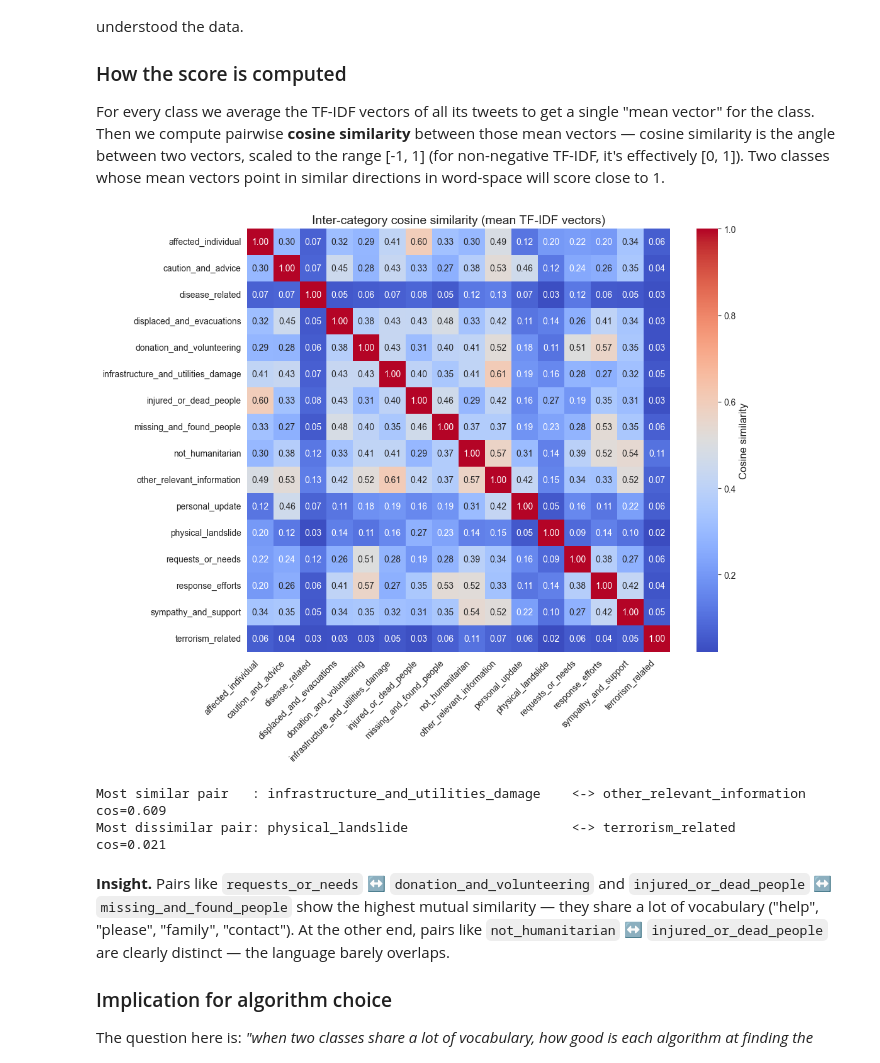
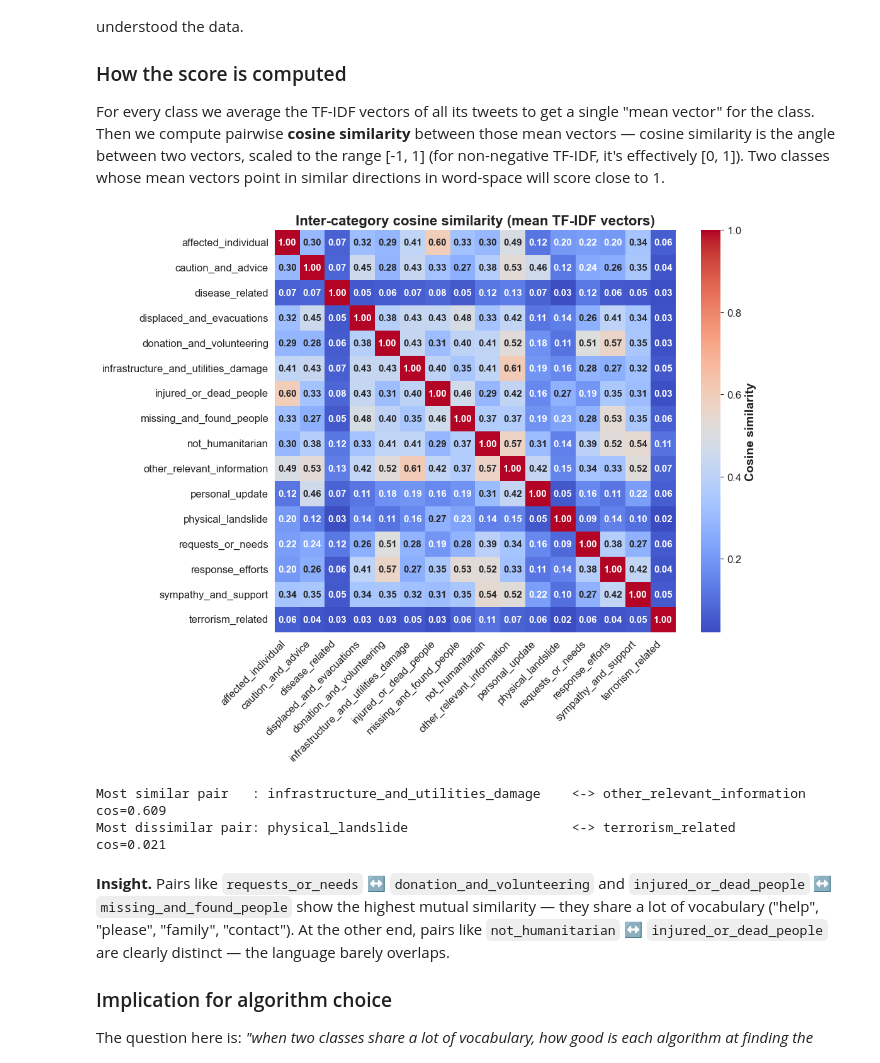
Before and after one commit to upretiprabin/MLCourseworkCrisisDataset, a Jupyter notebook: notebooks/02_eda.ipynb, the cells around one changed output. Saved outputs shown, nothing was run; the diff lists cells and outputs as text; code cells hidden in the pictures.

Commit message:
MERGE NOTEBOOK

```diff
--- a/notebooks/02_eda.ipynb
+++ b/notebooks/02_eda.ipynb
@@ -42,6 +42,19 @@ from src.utils import (
 )
 
 set_plot_style()
+# Bump default font sizes / weights so every chart in this notebook reads
+# clearly when exported. Applied once here instead of repeated per-chart.
+plt.rcParams.update({
+    'axes.titlesize': 16,
+    'axes.titleweight': 'bold',
+    'axes.labelsize': 14,
+    'axes.labelweight': 'bold',
+    'xtick.labelsize': 12,
+    'ytick.labelsize': 12,
+    'legend.fontsize': 12,
+    'figure.titlesize': 18,
+    'figure.titleweight': 'bold',
+})
 ensure_dir(FIGURES_DIR)
 
 csv_path = os.path.join(PROCESSED_DATA_DIR, 'crisisbench_en.csv')
@@ -222,35 +240,36 @@ For every class we average the TF-IDF vectors of all its tweets to get a single
 # For each class, compute the mean TF-IDF vector across all tweets in that
 # class. Then compute pairwise cosine similarity between those mean vectors.
 labels_present = sorted(df['class_label'].unique())
 centroids = np.vstack([
     np.asarray(X[y == lab].mean(axis=0)).ravel() for lab in labels_present
 ])
 sim = cosine_similarity(centroids)
 
 fig, ax = plt.subplots(figsize=(11, 9))
 sns.heatmap(sim, annot=True, fmt='.2f', cmap='coolwarm',
             xticklabels=labels_present, yticklabels=labels_present, ax=ax,
-            cbar_kws={'label': 'Cosine similarity'})
+            cbar_kws={'label': 'Cosine similarity'},
+            annot_kws={'size': 11, 'weight': 'bold'})
 ax.set_title('Inter-category cosine similarity (mean TF-IDF vectors)')
 plt.setp(ax.get_xticklabels(), rotation=45, ha='right')
 plt.tight_layout()
 plt.savefig(os.path.join(FIGURES_DIR, 'eda3_cosine_similarity.png'))
 plt.show()
 
 # Find the most-similar and most-dissimilar OFF-diagonal pairs.
 # We mask out the diagonal (a class is identical to itself; that's not useful).
 sim_off = sim.copy()
 np.fill_diagonal(sim_off, np.nan)
 
 # Most similar pair (the model will most likely confuse these two).
 i, j = np.unravel_index(np.nanargmax(sim_off), sim_off.shape)
 print(f'Most similar pair   : {labels_present[i]:38s} <-> {labels_present[j]:38s}  cos={sim[i, j]:.3f}')
 
 # Most dissimilar pair (the model should never confuse these two).
 i, j = np.unravel_index(np.nanargmin(sim_off), sim_off.shape)
 print(f'Most dissimilar pair: {labels_present[i]:38s} <-> {labels_present[j]:38s}  cos={sim[i, j]:.3f}')
 # %% [output]
-[figure, old version]
+[figure, new version]
 Most similar pair   : infrastructure_and_utilities_damage    <-> other_relevant_information              cos=0.609
 Most dissimilar pair: physical_landslide                     <-> terrorism_related                       cos=0.021
 # %% [markdown]
```
Also changed, not shown: parts of 4 cells of this notebook, 6 other files.
